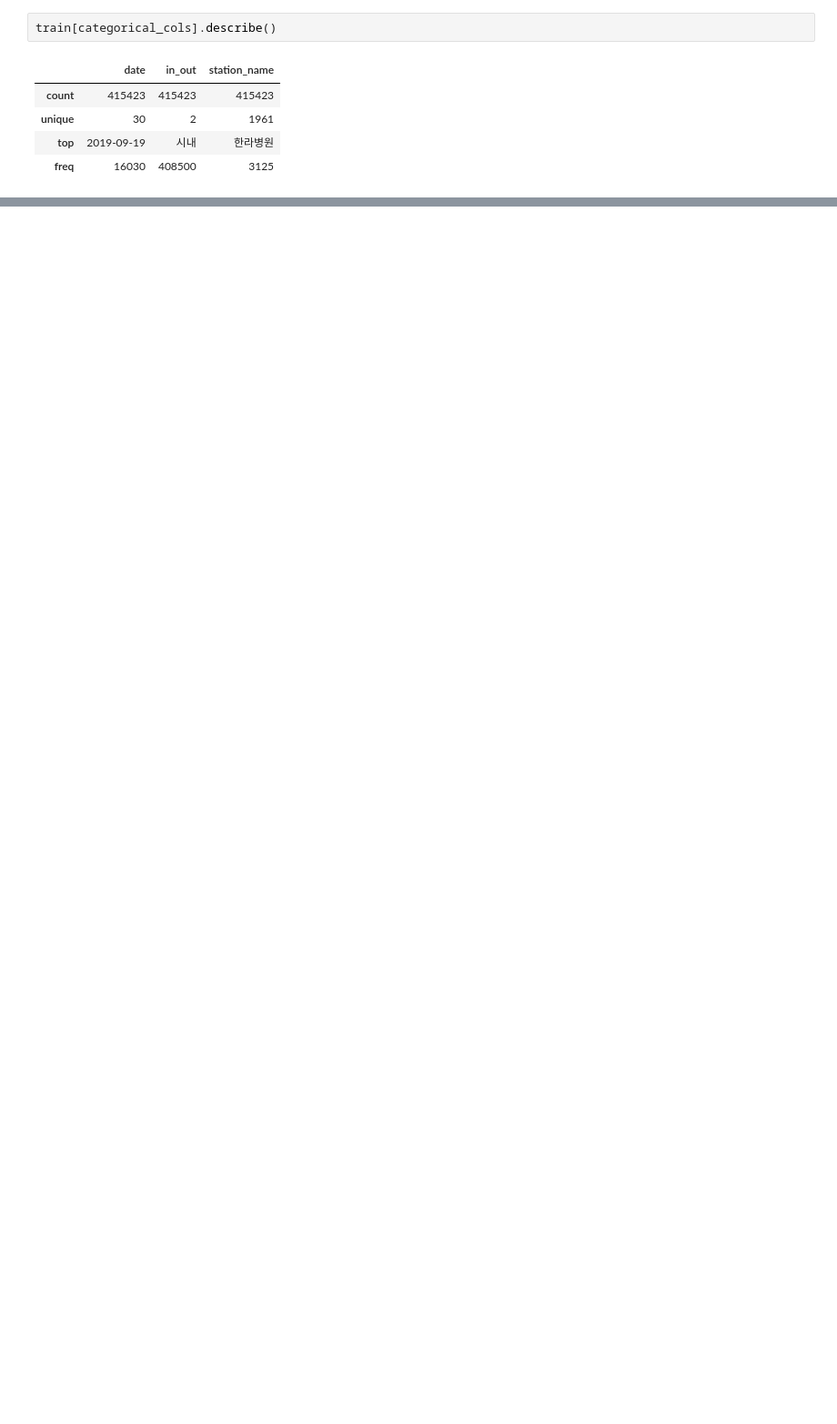
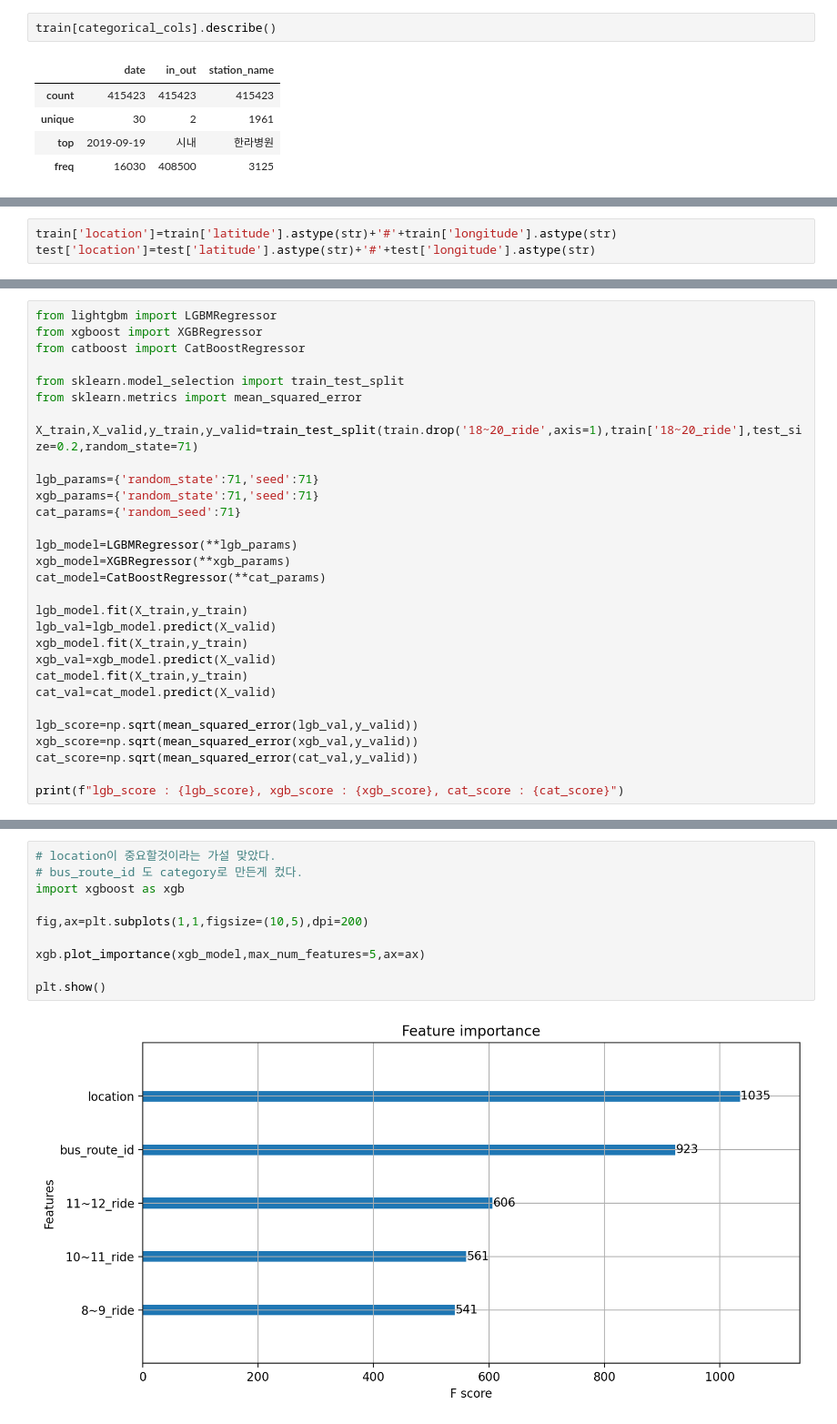
Before and after one commit to Sejong-Kaggle-Challengers/98hyun, a Jupyter notebook: [6주차]/제주버스승차.ipynb, the cells around one changed output, grey strips where cells are left out. Shown: that part at 91% size. Cells and saved outputs as stored; diff of their text form; blank space fills up the shorter version.

```diff
--- a/[6주차]/제주버스승차.ipynb
+++ b/[6주차]/제주버스승차.ipynb
@@ -117,0 +129,3 @@ plt.show()
+# %%
+train['location']=train['latitude'].astype(str)+'#'+train['longitude'].astype(str)
+test['location']=test['latitude'].astype(str)+'#'+test['longitude'].astype(str)
@@ -117,0 +166,30 @@ plt.show()
+# %%
+from lightgbm import LGBMRegressor
+from xgboost import XGBRegressor
+from catboost import CatBoostRegressor
+
+from sklearn.model_selection import train_test_split
+from sklearn.metrics import mean_squared_error
+
+X_train,X_valid,y_train,y_valid=train_test_split(train.drop('18~20_ride',axis=1),train['18~20_ride'],test_size=0.2,random_state=71)
+
+lgb_params={'random_state':71,'seed':71}
+xgb_params={'random_state':71,'seed':71}
+cat_params={'random_seed':71}
+
+lgb_model=LGBMRegressor(**lgb_params)
+xgb_model=XGBRegressor(**xgb_params)
+cat_model=CatBoostRegressor(**cat_params)
+
+lgb_model.fit(X_train,y_train)
+lgb_val=lgb_model.predict(X_valid)
+xgb_model.fit(X_train,y_train)
+xgb_val=xgb_model.predict(X_valid)
+cat_model.fit(X_train,y_train)
+cat_val=cat_model.predict(X_valid)
+
+lgb_score=np.sqrt(mean_squared_error(lgb_val,y_valid))
+xgb_score=np.sqrt(mean_squared_error(xgb_val,y_valid))
+cat_score=np.sqrt(mean_squared_error(cat_val,y_valid))
+
+print(f"lgb_score : {lgb_score}, xgb_score : {xgb_score}, cat_score : {cat_score}")
@@ -117,0 +214,12 @@ plt.show()
+# %%
+# location이 중요할것이라는 가설 맞았다.
+# bus_route_id 도 category로 만든게 컸다.
+import xgboost as xgb
+
+fig,ax=plt.subplots(1,1,figsize=(10,5),dpi=200)
+
+xgb.plot_importance(xgb_model,max_num_features=5,ax=ax)
+
+plt.show()
+# %% [output]
+[figure, added]
```
Also changed, not shown: parts of 19 cells of this notebook.
